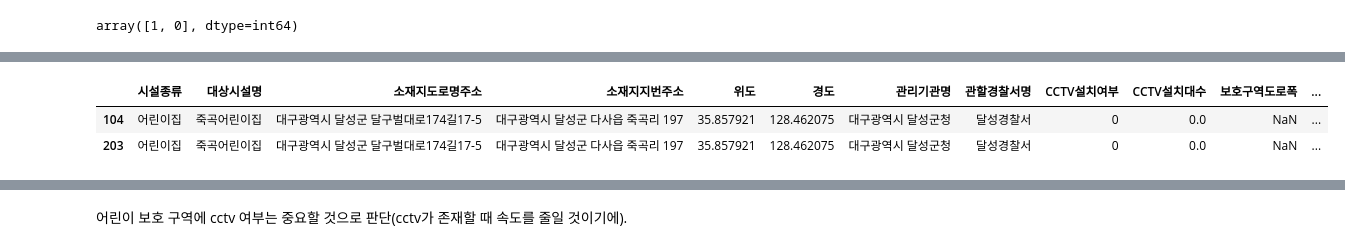
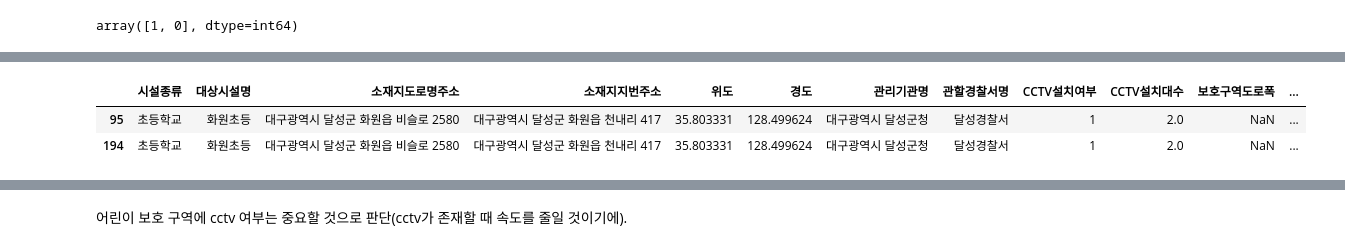
Before and after one commit to nyeokinyeoki/dacon_accident, a Jupyter notebook: accident.ipynb, the cells around one changed output, grey strips where cells are left out. Cells and saved outputs as stored; diff of their text form; code cells hidden in the pictures.

```diff
--- a/accident.ipynb
+++ b/accident.ipynb
@@ -423,9 +407,11 @@ Name: count, Length: 102, dtype: int64
 # %%
-child[child["대상시설명"]=="죽곡어린이집"]
+child[child["대상시설명"]=="화원초등"]
+
+# 동일한 데이터가 2개
 # %% [output]
 |  | 시설종류 | 대상시설명 | 소재지도로명주소 | 소재지지번주소 | 위도 | 경도 | 관리기관명 | 관할경찰서명 | CCTV설치여부 | CCTV설치대수 | 보호구역도로폭 | ... |
-| 104 | 어린이집 | 죽곡어린이집 | 대구광역시 달성군 달구벌대로174길17-5 | 대구광역시 달성군 다사읍 죽곡리 197 | 35.857921 | 128.462075 | 대구광역시 달성군청 | 달성경찰서 | 0 | 0.0 | NaN | ... |
-| 203 | 어린이집 | 죽곡어린이집 | 대구광역시 달성군 달구벌대로174길17-5 | 대구광역시 달성군 다사읍 죽곡리 197 | 35.857921 | 128.462075 | 대구광역시 달성군청 | 달성경찰서 | 0 | 0.0 | NaN | ... |
+| 95 | 초등학교 | 화원초등 | 대구광역시 달성군 화원읍 비슬로 2580 | 대구광역시 달성군 화원읍 천내리 417 | 35.803331 | 128.499624 | 대구광역시 달성군청 | 달성경찰서 | 1 | 2.0 | NaN | ... |
+| 194 | 초등학교 | 화원초등 | 대구광역시 달성군 화원읍 비슬로 2580 | 대구광역시 달성군 화원읍 천내리 417 | 35.803331 | 128.499624 | 대구광역시 달성군청 | 달성경찰서 | 1 | 2.0 | NaN | ... |
 # %%
 date_date_child = child[["대상시설명","데이터기준일자"]].value_counts()
 
```
Also changed, not shown: parts of 19 cells of this notebook.
